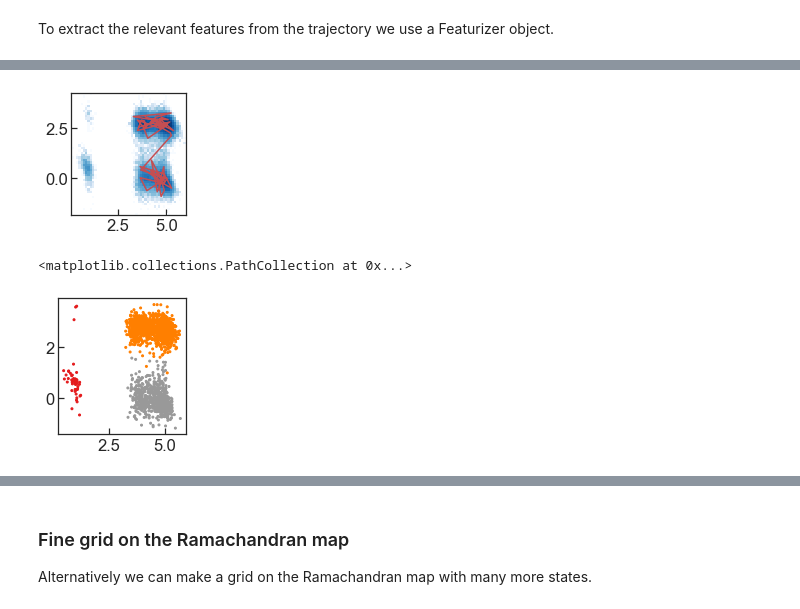
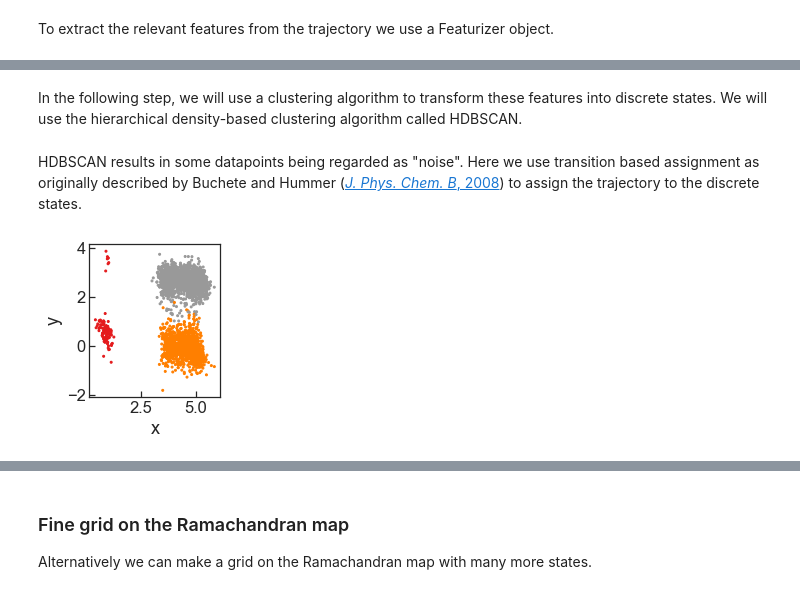
Before and after one commit to BioKT/MasterMSM, a Jupyter notebook: examples/alanine_dipeptide/ala_dipeptide_discretize.ipynb, the cells around one changed output, grey strips where cells are left out. Drawn from its saved outputs; the diff is of its cells as text; code cells hidden in the pictures.

```diff
--- a/examples/alanine_dipeptide/ala_dipeptide_discretize.ipynb
+++ b/examples/alanine_dipeptide/ala_dipeptide_discretize.ipynb
@@ -70,10 +56,4 @@ DR.doPCA()
-# %%
-fig, ax = plt.subplots(1,1, figsize=(2.3,2.5))
-ax.hist2d(tr.features[:,0], tr.features[:,1], \
-                 bins=[50, 50], cmap='Blues', norm=mpl.colors.LogNorm())
-plt.plot(tr.features[:50,0], tr.features[:50,1], '-', color='r')
-plt.tight_layout()
-# %% [output]
-[figure, removed]
+# %% [markdown]
+In the following step, we will use a clustering algorithm to transform these features into discrete states. We will use the hierarchical density-based clustering algorithm called HDBSCAN.
 # %%
 DISC = traj.Discretizer(tr)
@@ -84,7 +61,11 @@ DISC.hdbscan(mcs=100, ms=10)
+# %% [markdown]
+HDBSCAN results in some datapoints being regarded as "noise". Here we use transition based assignment as originally described by Buchete and Hummer ([*J. Phys. Chem. B*, 2008](https://doi.org/10.1021/jp0761665)) to assign the trajectory to the discrete states.
 # %%
-fig, ax = plt.subplots(1,1, figsize=(2.3,2.5))
-ax.scatter(tr.features[:-1:20,0], tr.features[:-1:20,1], \
-           c=tr.distraj[:-1:20], s=4, cmap='Set1')
+fig, ax = plt.subplots(1,1, figsize=(3.,3.25))
+ax.scatter(tr.features[:-1:10,0], tr.features[:-1:10,1], \
+           c=tr.distraj[:-1:10], s=4, cmap='Set1')
+ax.set_xlabel('x')
+ax.set_ylabel('y')
+plt.tight_layout()
 # %% [output]
-<matplotlib.collections.PathCollection at 0x...>
-[figure, old version]
+[figure, new version]
```
Also changed, not shown: parts of 45 cells of this notebook.
